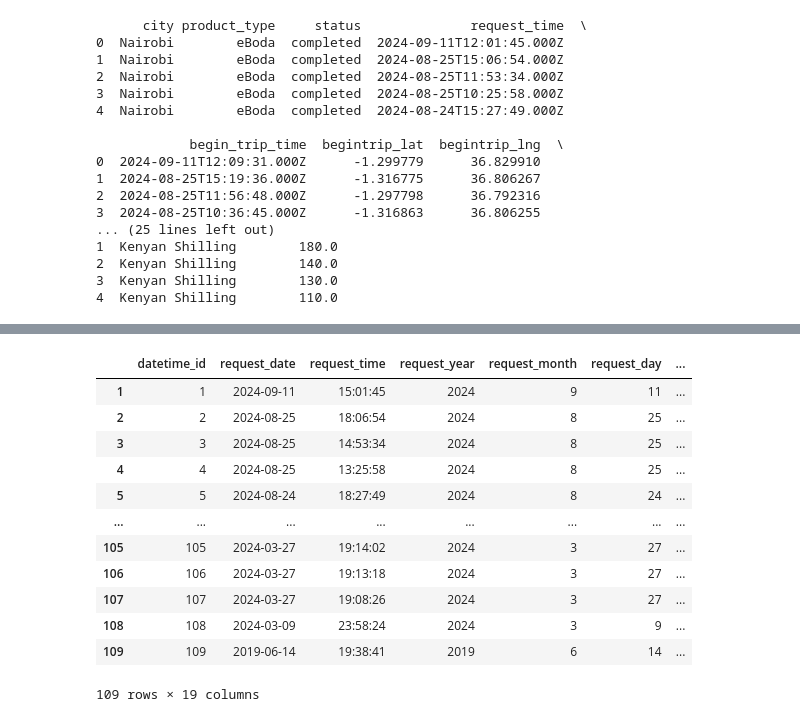
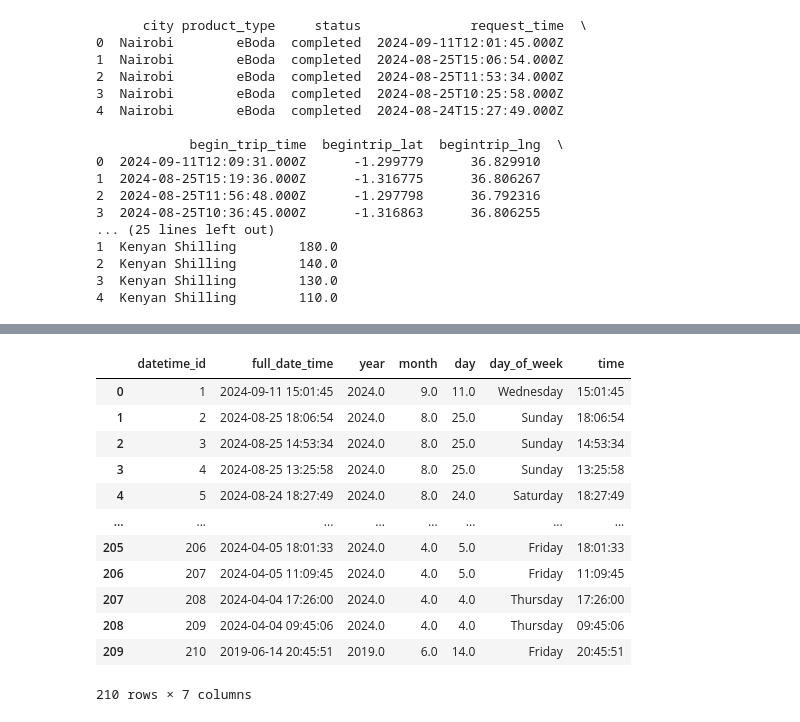
Before and after one commit to ekmanu/PERSONAL-UBER-RIDE-INSIGHTS, a Jupyter notebook: personal-uber-insights.ipynb, the cells around one changed output, grey strips where cells are left out. Cells and saved outputs as stored; diff of their text form; code cells hidden in the pictures.

```diff
--- a/personal-uber-insights.ipynb
+++ b/personal-uber-insights.ipynb
@@ -98,0 +37,28 @@ Data cleaned and saved successfully!
+# %%
+# Converting datetime columns to Nairobi time
+def convert_to_nairobi_time(df, column_name):
+    df[column_name] = pd.to_datetime(df[column_name], utc=True)
+    df[column_name] = df[column_name].dt.tz_convert('Africa/Nairobi').dt.tz_localize(None)
+
+# Applying conversion to all datetime columns
+for col in ['request_time', 'begin_trip_time', 'dropoff_time']:
+    convert_to_nairobi_time(df, col)
+
+# Creating unique DateTime entries
+unique_dates = pd.DataFrame({
+    'full_date_time': pd.concat([df['request_time'], df['begin_trip_time'], df['dropoff_time']]).unique()
+})
+
+# Extracting date and time components
+unique_dates['datetime_id'] = unique_dates.index + 1  # Assuming IDs start from 1
+unique_dates['year'] = unique_dates['full_date_time'].dt.year
+unique_dates['month'] = unique_dates['full_date_time'].dt.month
+unique_dates['day'] = unique_dates['full_date_time'].dt.day
+unique_dates['day_of_week'] = unique_dates['full_date_time'].dt.day_name()
+unique_dates['time'] = unique_dates['full_date_time'].dt.time
+
+# Dim_DateTime table with unique records
+dim_datetime = unique_dates[['datetime_id', 'full_date_time', 'year', 'month', 'day', 'day_of_week', 'time']]
+
+
+print("Data cleaned and saved successfully!")
@@ -118,16 +76,16 @@ datetime_dim = datetime_dim[['datetime_id','request_date', 'request_time','reque
-# %%
-datetime_dim
-# %% [output]
-|  | datetime_id | request_date | request_time | request_year | request_month | request_day | ... |
-| 1 | 1 | 2024-09-11 | 15:01:45 | 2024 | 9 | 11 | ... |
-| 2 | 2 | 2024-08-25 | 18:06:54 | 2024 | 8 | 25 | ... |
-| 3 | 3 | 2024-08-25 | 14:53:34 | 2024 | 8 | 25 | ... |
-| 4 | 4 | 2024-08-25 | 13:25:58 | 2024 | 8 | 25 | ... |
-| 5 | 5 | 2024-08-24 | 18:27:49 | 2024 | 8 | 24 | ... |
-| ... | ... | ... | ... | ... | ... | ... | ... |
-| 105 | 105 | 2024-03-27 | 19:14:02 | 2024 | 3 | 27 | ... |
-| 106 | 106 | 2024-03-27 | 19:13:18 | 2024 | 3 | 27 | ... |
-| 107 | 107 | 2024-03-27 | 19:08:26 | 2024 | 3 | 27 | ... |
-| 108 | 108 | 2024-03-09 | 23:58:24 | 2024 | 3 | 9 | ... |
-| 109 | 109 | 2019-06-14 | 19:38:41 | 2019 | 6 | 14 | ... |
-109 rows × 19 columns
+# %%
+dim_datetime
+# %% [output]
+|  | datetime_id | full_date_time | year | month | day | day_of_week | time |
+| 0 | 1 | 2024-09-11 15:01:45 | 2024.0 | 9.0 | 11.0 | Wednesday | 15:01:45 |
+| 1 | 2 | 2024-08-25 18:06:54 | 2024.0 | 8.0 | 25.0 | Sunday | 18:06:54 |
+| 2 | 3 | 2024-08-25 14:53:34 | 2024.0 | 8.0 | 25.0 | Sunday | 14:53:34 |
+| 3 | 4 | 2024-08-25 13:25:58 | 2024.0 | 8.0 | 25.0 | Sunday | 13:25:58 |
+| 4 | 5 | 2024-08-24 18:27:49 | 2024.0 | 8.0 | 24.0 | Saturday | 18:27:49 |
+| ... | ... | ... | ... | ... | ... | ... | ... |
+| 205 | 206 | 2024-04-05 18:01:33 | 2024.0 | 4.0 | 5.0 | Friday | 18:01:33 |
+| 206 | 207 | 2024-04-05 11:09:45 | 2024.0 | 4.0 | 5.0 | Friday | 11:09:45 |
+| 207 | 208 | 2024-04-04 17:26:00 | 2024.0 | 4.0 | 4.0 | Thursday | 17:26:00 |
+| 208 | 209 | 2024-04-04 09:45:06 | 2024.0 | 4.0 | 4.0 | Thursday | 09:45:06 |
+| 209 | 210 | 2019-06-14 20:45:51 | 2019.0 | 6.0 | 14.0 | Friday | 20:45:51 |
+210 rows × 7 columns
```
Also changed, not shown: parts of 14 cells of this notebook.
